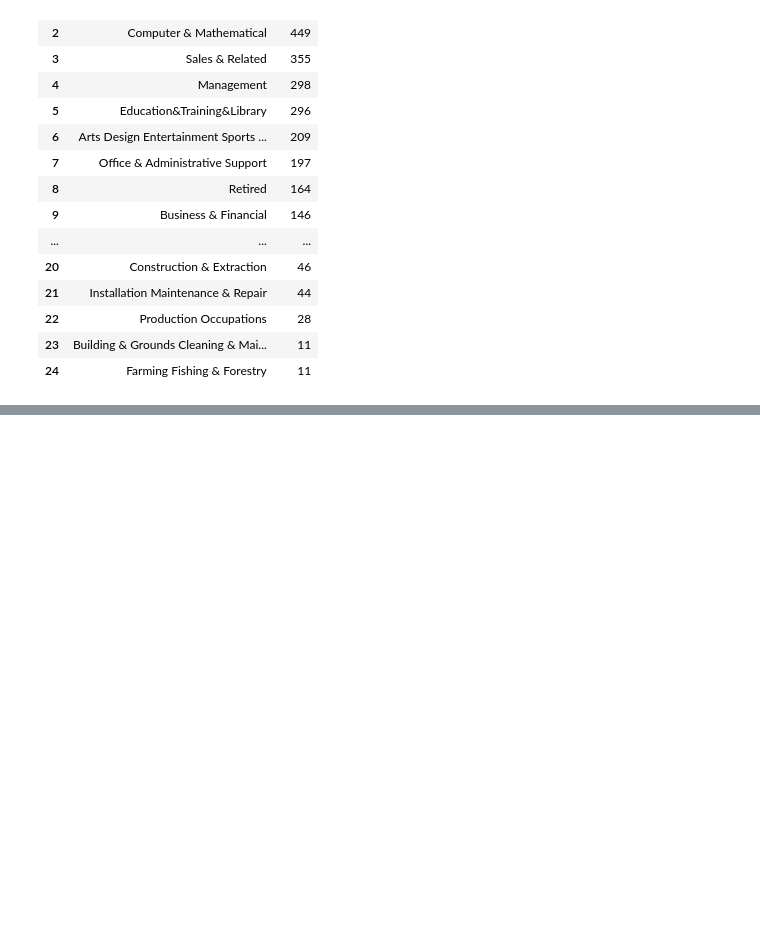
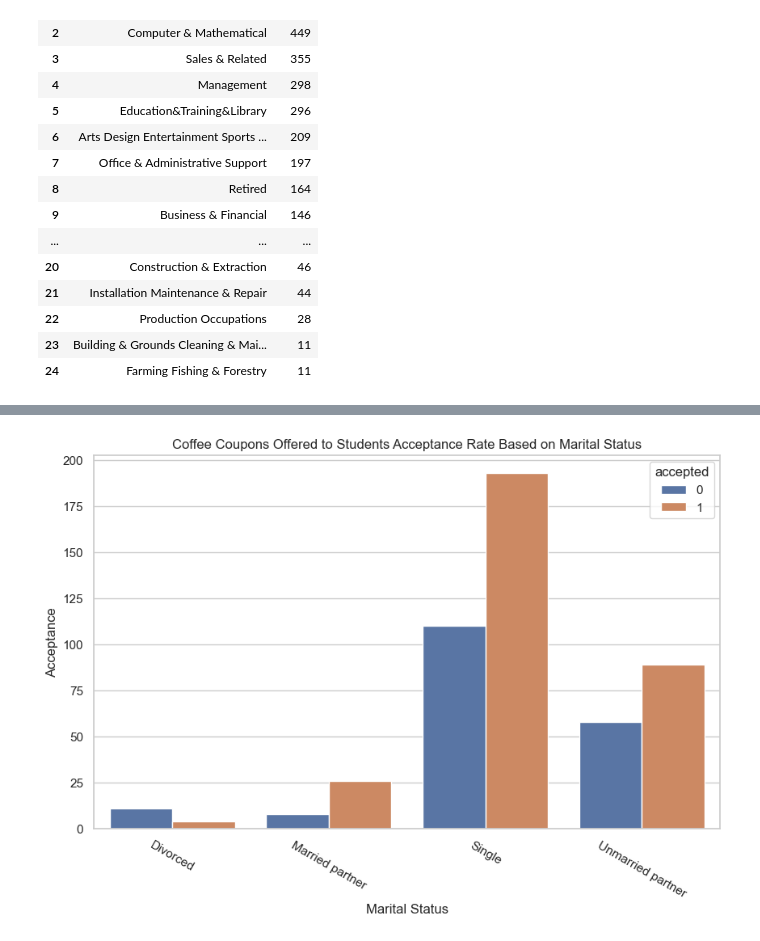
Before and after one commit to christianfajardo/ML_AI_PracticalApplication_1, a Jupyter notebook: prompt.ipynb, the cells around one changed output, grey strips where cells are left out. Saved outputs shown, nothing was run; the diff lists cells and outputs as text; code cells hidden in the pictures; blank space fills up the shorter version.

```diff
--- a/prompt.ipynb
+++ b/prompt.ipynb
@@ -728,0 +802,4 @@ coffee_coupon['occupation'].value_counts().reset_index()
+# %%
+# Get data set for coffee coupons offered to students:
+coffee_students = coffee_coupon[coffee_coupon['occupation'] == 'Student']
+coffee_students
@@ -728,0 +830,10 @@ coffee_coupon['occupation'].value_counts().reset_index()
+# %%
+# Add a column
+coffee_students.loc[:,'accepted'] = coffee_students['Y'].astype(str)
+coffee__students_maritalStatus = (
+    coffee_students
+    .groupby(['maritalStatus','accepted'])['Y']
+    .count()
+    .reset_index()
+)
+coffee__students_maritalStatus
@@ -728,0 +871,12 @@ coffee_coupon['occupation'].value_counts().reset_index()
+# %%
+#Plot coffee_coupon_occupation
+plt.figure(figsize=(10, 6))
+sns.barplot(data=coffee__students_maritalStatus, x='maritalStatus', y='Y', hue='accepted')
+sns.set_theme(style='whitegrid')
+plt.title('Coffee Coupons Offered to Students Acceptance Rate Based on Marital Status')
+plt.ylabel('Acceptance')
+plt.xlabel('Marital Status')
+plt.xticks(rotation = -30)
+plt.show()
+# %% [output]
+[figure, added]
```
Also changed, not shown: parts of 34 cells of this notebook.
